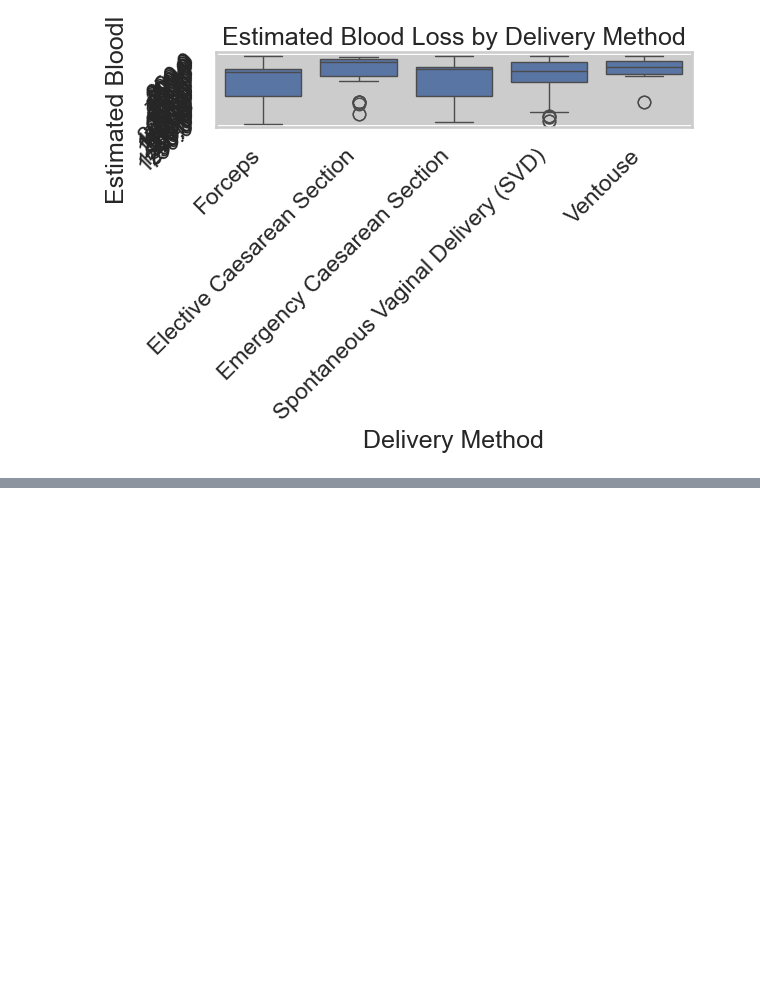
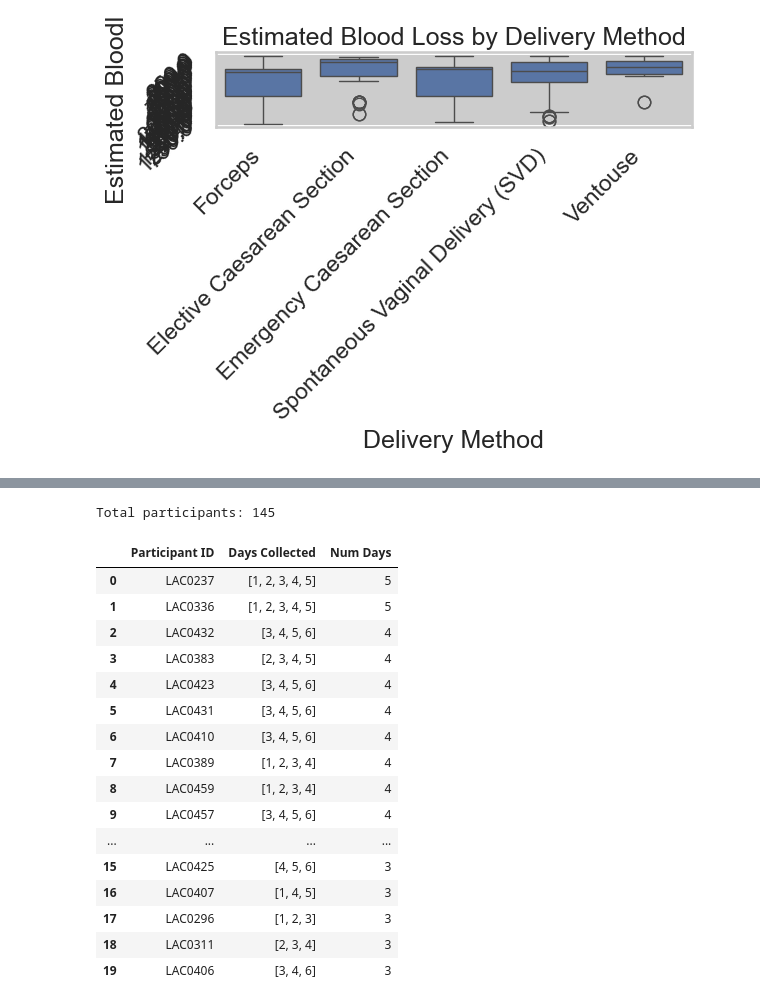
Before and after one commit to spann-pediatrics/Oxford-2025, a Jupyter notebook: data exploration.ipynb, the cells around one changed output, grey strips where cells are left out. Drawn from its saved outputs; the diff is of its cells as text; code cells hidden in the pictures; blank space fills up the shorter version.

```diff
--- a/data exploration.ipynb
+++ b/data exploration.ipynb
@@ -1018,0 +1119,44 @@ print(f"Kruskal–Wallis H={stat:.3f}, p={p:.4f}")
+# %%
+# Make sure PP_day_num is numeric
+hmo["PP_day_num"] = pd.to_numeric(hmo["PP_day_num"], errors="coerce")
+
+# Group by participant → list of unique days (sorted)
+participant_days = (
+    hmo.groupby("Participant ID")["PP_day_num"]
+       .apply(lambda x: sorted(x.dropna().unique().astype(int).tolist()))
+)
+
+# Make a DataFrame with counts
+participant_days_df = (
+    participant_days.reset_index()
+    .rename(columns={"PP_day_num": "Days Collected"})
+)
+
+# Add a column for how many unique days
+participant_days_df["Num Days"] = participant_days_df["Days Collected"].apply(len)
+
+# Sort by number of days descending
+participant_days_df = participant_days_df.sort_values("Num Days", ascending=False).reset_index(drop=True)
+
+# Display nicely
+print(f"Total participants: {participant_days_df.shape[0]}")
+display(participant_days_df.head(20))  # show first 20 row
+# %% [output]
+Total participants: 145
+|  | Participant ID | Days Collected | Num Days |
+| 0 | LAC0237 | [1, 2, 3, 4, 5] | 5 |
+| 1 | LAC0336 | [1, 2, 3, 4, 5] | 5 |
+| 2 | LAC0432 | [3, 4, 5, 6] | 4 |
+| 3 | LAC0383 | [2, 3, 4, 5] | 4 |
+| 4 | LAC0423 | [3, 4, 5, 6] | 4 |
+| 5 | LAC0431 | [3, 4, 5, 6] | 4 |
+| 6 | LAC0410 | [3, 4, 5, 6] | 4 |
+| 7 | LAC0389 | [1, 2, 3, 4] | 4 |
+| 8 | LAC0459 | [1, 2, 3, 4] | 4 |
+| 9 | LAC0457 | [3, 4, 5, 6] | 4 |
+| ... | ... | ... | ... |
+| 15 | LAC0425 | [4, 5, 6] | 3 |
+| 16 | LAC0407 | [1, 4, 5] | 3 |
+| 17 | LAC0296 | [1, 2, 3] | 3 |
+| 18 | LAC0311 | [2, 3, 4] | 3 |
+| 19 | LAC0406 | [3, 4, 6] | 3 |
```
Also changed, not shown: parts of 3 cells of this notebook, 2 other files.
